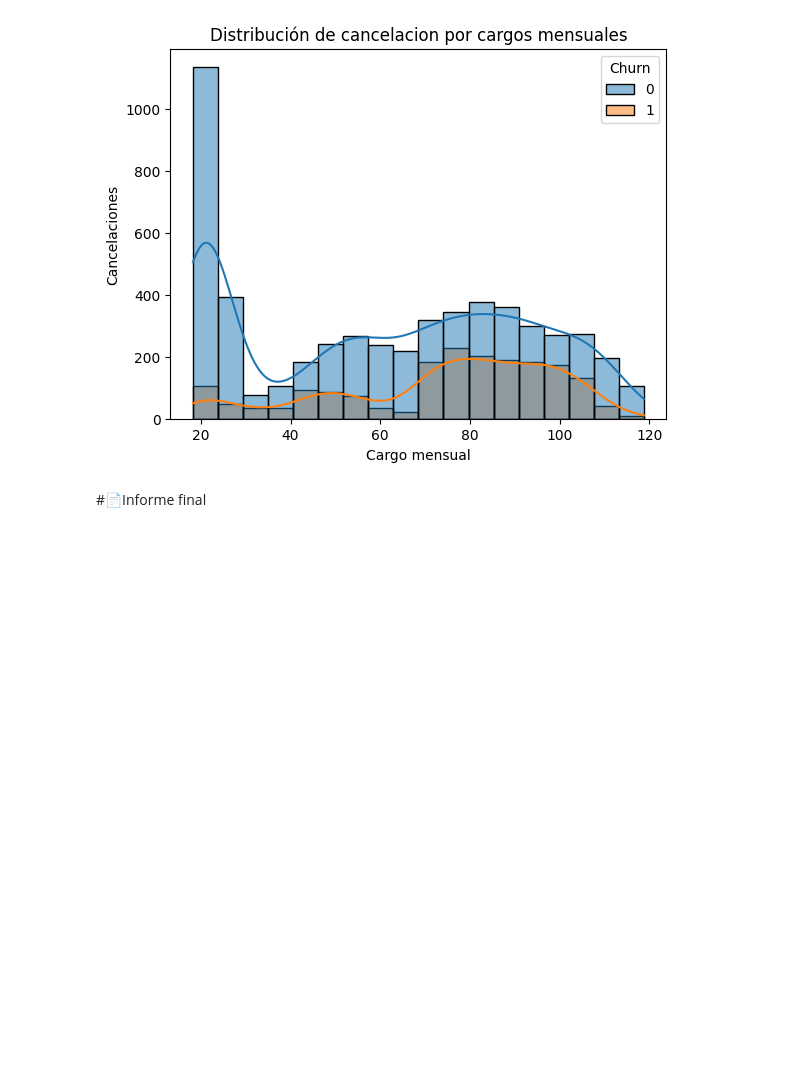
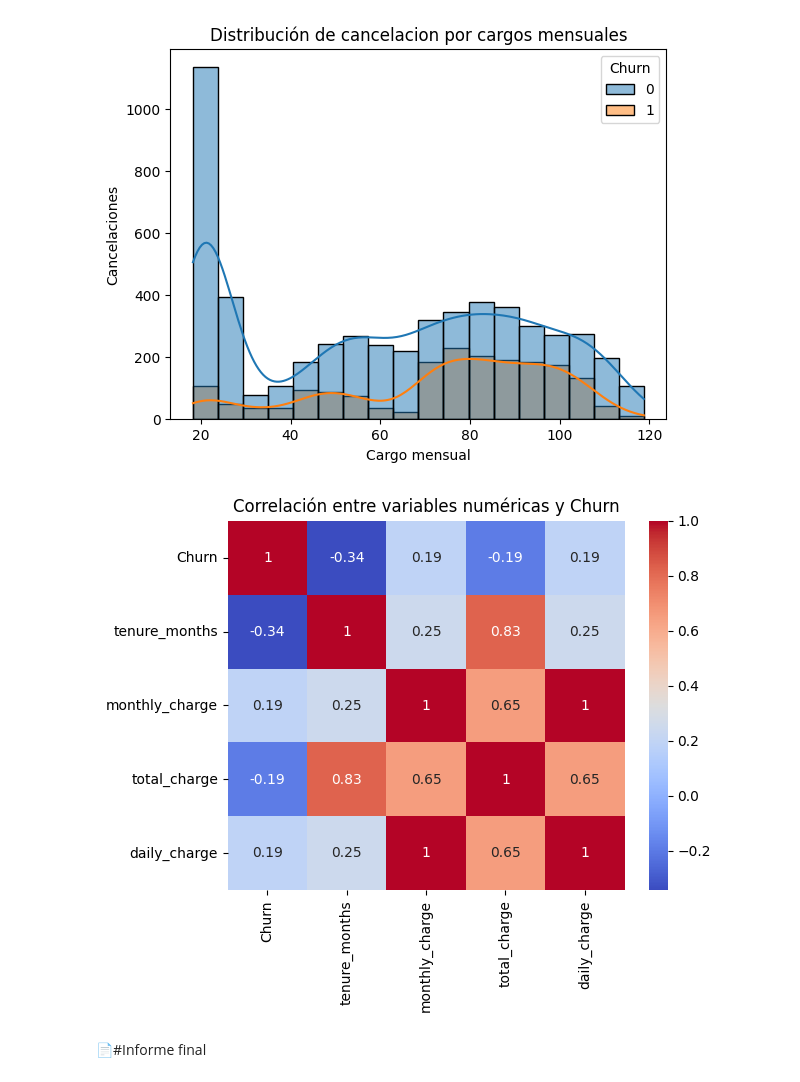
Before and after one commit to FrostyZork/Alura-TelecomeX, a Jupyter notebook: TelecomX_LATAM.ipynb, the cells around one changed output. Saved outputs shown, nothing was run; the diff lists cells and outputs as text; code cells hidden in the pictures; blank space fills up the shorter version.

Commit message:
Se realizo el informe final de este analisis exploratorio de datos, asi como tambien se añadio la carpeta de las graficas, donde se guardaron todos los graficos utilizados

```diff
--- a/TelecomX_LATAM.ipynb
+++ b/TelecomX_LATAM.ipynb
@@ -417,5 +417,22 @@ plt.ylabel('Cancelaciones')
 plt.show()
 # %% [output]
 [figure]
+# %%
+cols_corr = [
+    'Churn',
+    'tenure_months',
+    'monthly_charge',
+    'total_charge',
+    'daily_charge'
+]
+
+df_corr = df_final[cols_corr].corr(method='pearson')
+
+hm_corr = sns.heatmap(df_corr, annot=True, cmap='coolwarm')
+plt.title('Correlación entre variables numéricas y Churn')
+plt.savefig('heatmap.png', dpi=300, bbox_inches='tight')
+plt.show()
+# %% [output]
+[figure, added]
 # %% [markdown]
-#📄Informe final
+📄#Informe final
```
Also changed, not shown: parts of 6 cells of this notebook, 6 other files.
